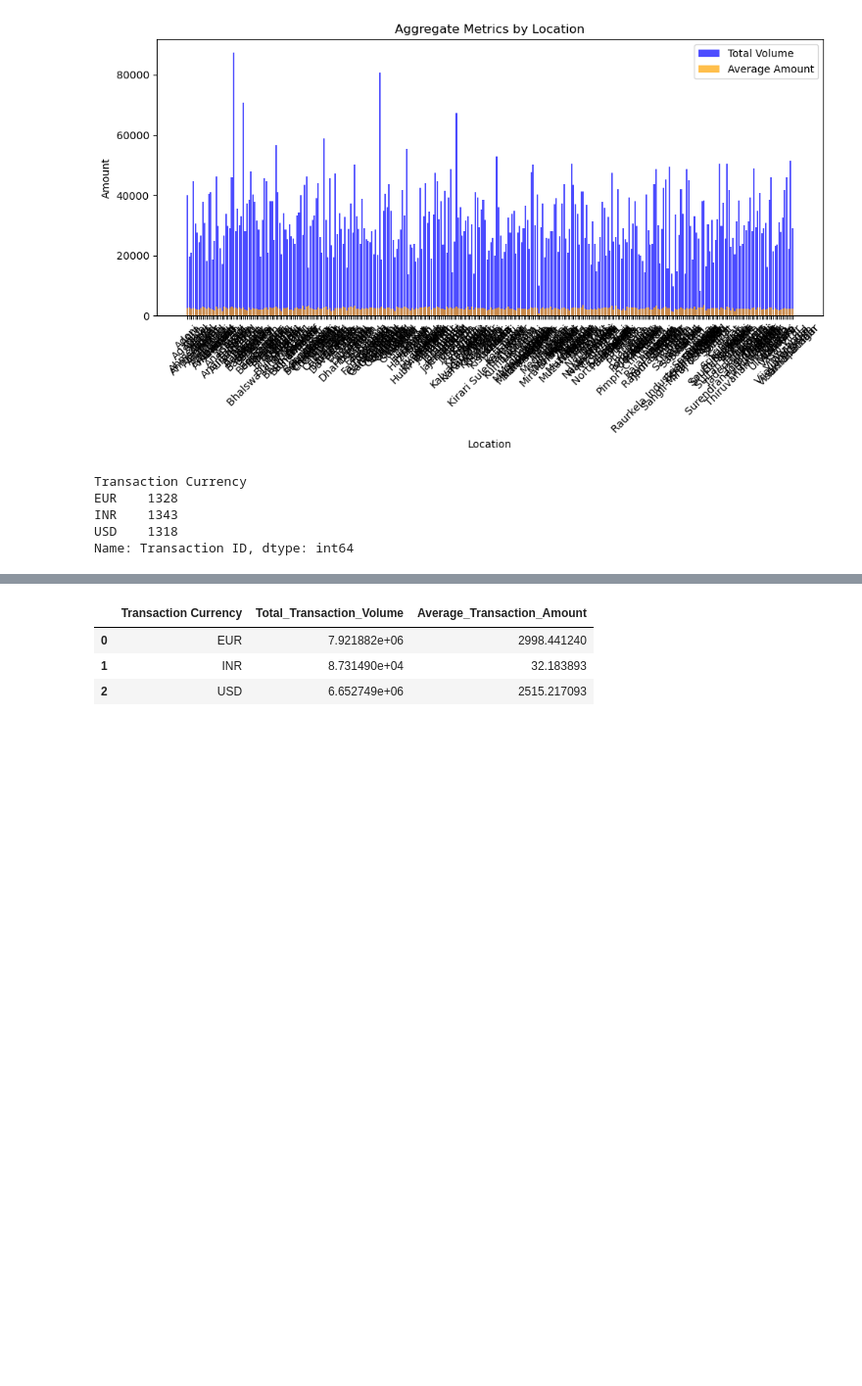
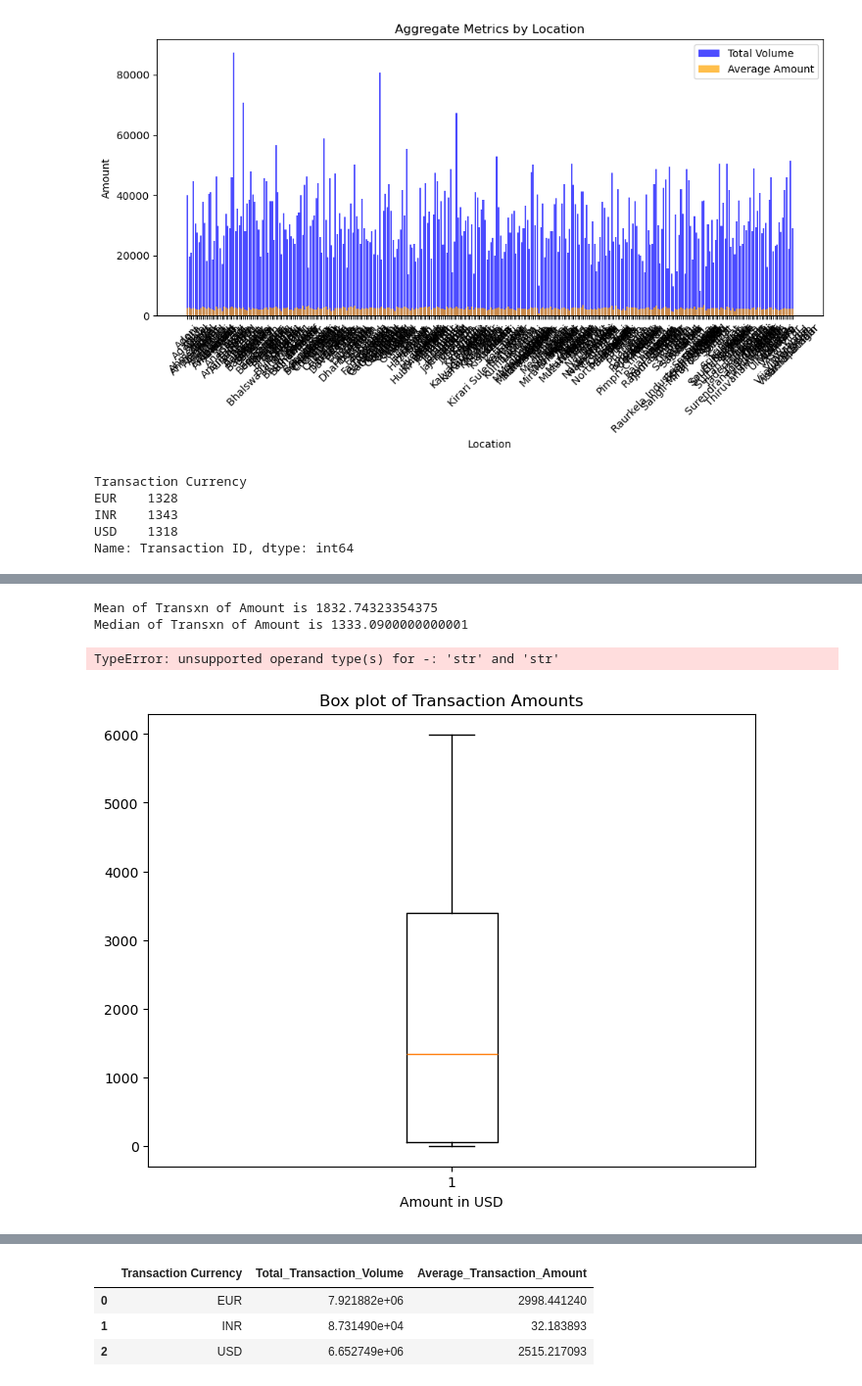
Before and after one commit to Ernawaty2024/project_1_CC_Fraud_analysis, a Jupyter notebook: project1.ipynb, the cells around one changed output, grey strips where cells are left out. Shown at 98% size. Saved outputs shown, nothing was run; the diff lists cells and outputs as text; code cells hidden in the pictures; blank space fills up the shorter version.

```diff
--- a/project1.ipynb
+++ b/project1.ipynb
@@ -249,0 +265,67 @@ transaction_df.head()
+# %%
+mean_transxn_amount=transaction_df["Amount in USD"].mean()
+median_transxn_amount=transaction_df["Amount in USD"].median()
+print(f"Mean of Transxn of Amount is {mean_transxn_amount}")
+print(f"Median of Transxn of Amount is {median_transxn_amount}")
+# %% [output]
+Mean of Transxn of Amount is 1832.74323354375
+Median of Transxn of Amount is 1333.0900000000001
+# %%
+transxn_amount=transaction_df["Amount in USD"]
+transaction_df['Amount in USD'] = pd.to_numeric(transaction_df['Amount in USD'], errors='coerce')
+
+quartiles=transaction_df.quantile([.25,.5,.75])
+lower_quartile=quartiles[.25]
+upper_quartile=quartiles[.75]
+iqr=upper_quartile-lower_quartile
+
+transxn_amount = transaction_df['Amount in USD']
+
+q1 = transaction_df['Amount in USD'].quantile(0.25)
+q3 = transaction_df['Amount in USD'].quantile(0.75)
+
+IQR = q3 - q1
+
+lower_bound = q1 - (1.5 * IQR)
+upper_bound = q3 + (1.5 * IQR)
+outliers =  transaction_df['Amount in USD'][
+    ( transaction_df['Amount in USD']< lower_bound) |
+    ( transaction_df['Amount in USD'] > upper_bound)]
+
+
+
+
+plt.boxplot(transaction_df["Amount in USD"])
+plt.show()
+# %% [output]
+TypeError: unsupported operand type(s) for -: 'str' and 'str'
+# %%
+import pandas as pd
+
+# Assuming transaction_df is your DataFrame
+
+# Convert 'Amount in USD' column to numeric type
+transaction_df['Amount in USD'] = pd.to_numeric(transaction_df['Amount in USD'], errors='coerce')
+
+# Drop rows with missing values (if any)
+#transaction_df.dropna(subset=['Amount in USD'], inplace=True)
+
+# Calculate quartiles and IQR
+q1 = transaction_df['Amount in USD'].quantile(0.25)
+q3 = transaction_df['Amount in USD'].quantile(0.75)
+IQR = q3 - q1
+
+# Calculate lower and upper bounds for outliers detection
+lower_bound = q1 - (1.5 * IQR)
+upper_bound = q3 + (1.5 * IQR)
+
+# Filter outliers
+outliers = transaction_df[(transaction_df['Amount in USD'] < lower_bound) | (transaction_df['Amount in USD'] > upper_bound)]
+
+plt.figure(figsize=(8,6))
+plt.boxplot(transaction_df['Amount in USD'])
+plt.xlabel('Amount in USD')
+plt.title('Box plot of Transaction Amounts')
+plt.show()
+# %% [output]
+[figure, added]
```
Also changed, not shown: parts of 9 cells of this notebook, 2 other files.
